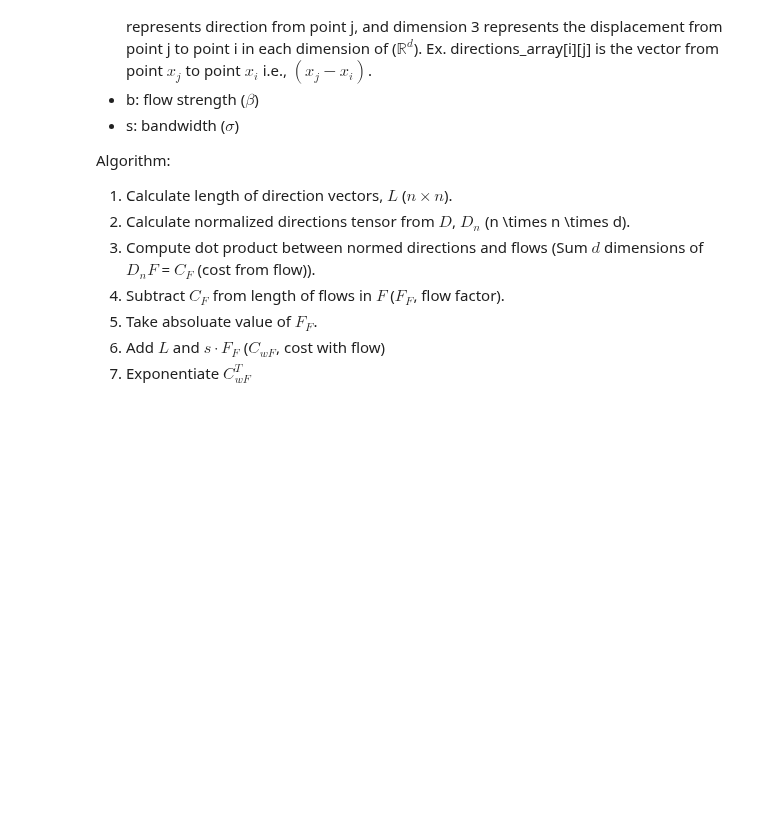
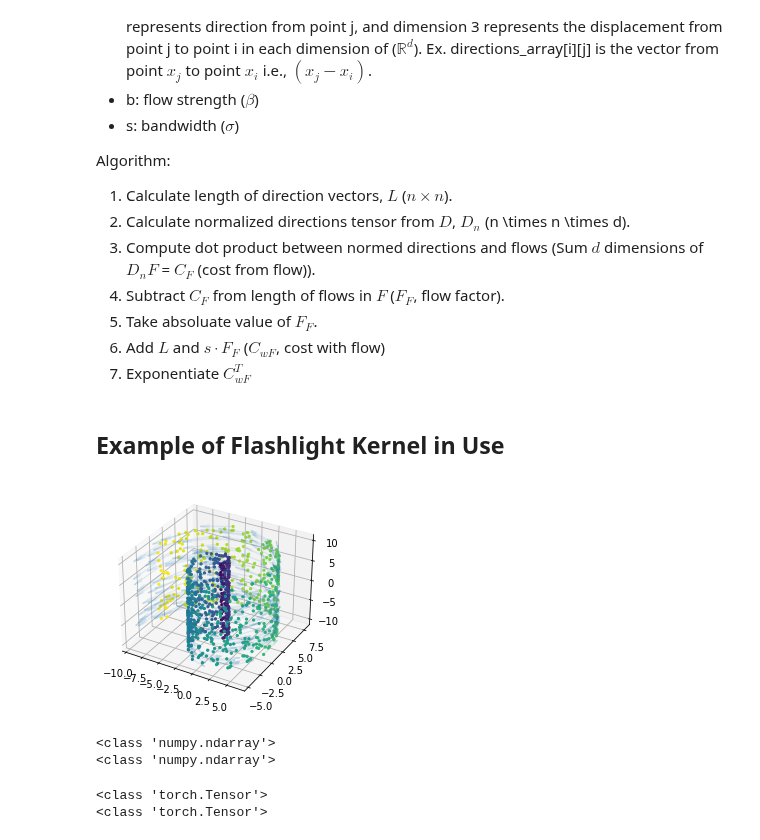
Before and after one commit to professorwug/FRED, a Jupyter notebook: 02a Flashlight Kernel.ipynb, the cells around one changed output. Drawn from its saved outputs; the diff is of its cells as text; code cells hidden in the pictures; blank space fills up the shorter version.

```diff
--- a/02a Flashlight Kernel.ipynb
+++ b/02a Flashlight Kernel.ipynb
@@ -128,3 +127,5 @@ def affinity_matrix_from_pointset_to_pointset(
     affinities = affinity_from_flow(flow, P3, sigma=sigma, flow_strength=flow_strength)
 
     return affinities
+# %% [markdown]
+## Example of Flashlight Kernel in Use
@@ -130,0 +134,19 @@ def affinity_matrix_from_pointset_to_pointset(
+# %%
+X, flows, labels = directed_swiss_roll()
+plot_directed_3d(X, flows, labels)
+# %% [output]
+[figure, added]
+# %%
+print(type(X))
+print(type(flows))
+# %% [output]
+<class 'numpy.ndarray'>
+<class 'numpy.ndarray'>
+# %%
+X = torch.Tensor(X)
+flows = torch.Tensor(flows)
+print(type(X))
+print(type(flows))
+# %% [output]
+<class 'torch.Tensor'>
+<class 'torch.Tensor'>
```
Also changed, not shown: parts of 10 cells of this notebook, 1 other file.
